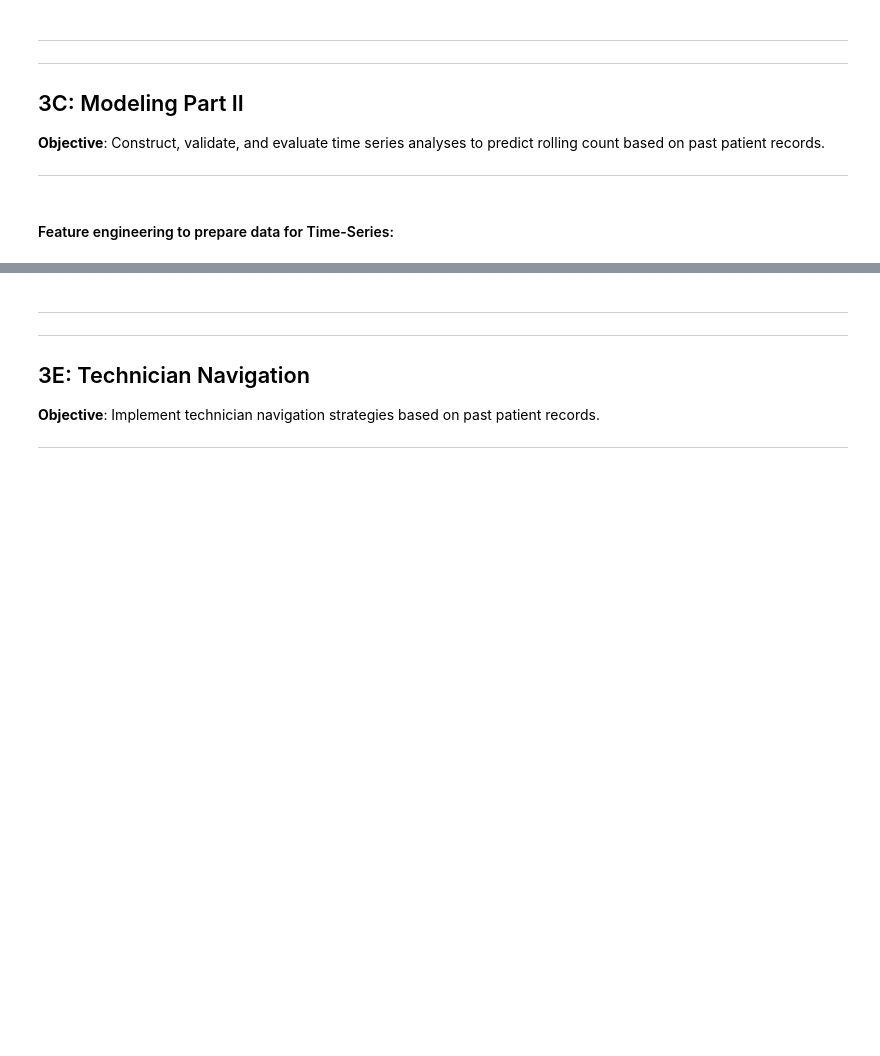
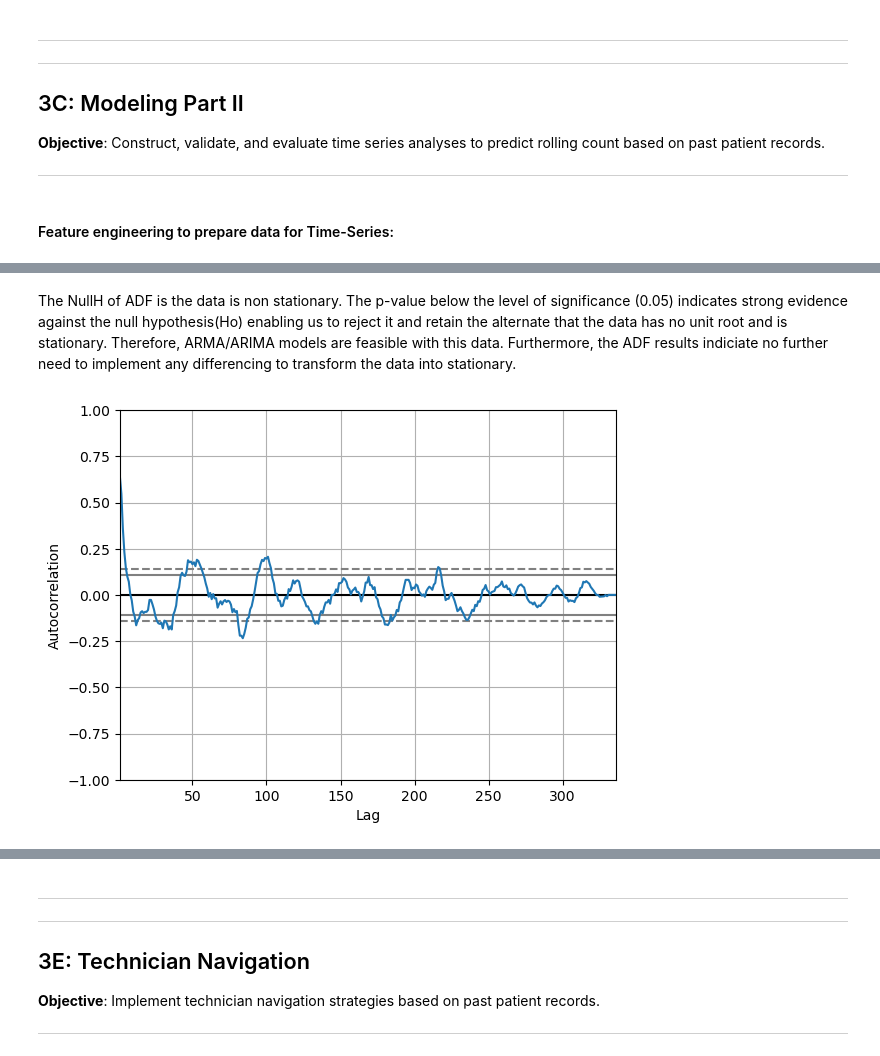
Before and after one commit to rc-9/TecNav, a Jupyter notebook: uc_modeler.ipynb, the cells around one changed output, grey strips where cells are left out. Cells and saved outputs as stored; diff of their text form; code cells hidden in the pictures; blank space fills up the shorter version.

```diff
--- a/uc_modeler.ipynb
+++ b/uc_modeler.ipynb
@@ -581,0 +431,2 @@ Test RMSE: 0.549
+# %%
+denver_df = denver_df.set_index('dt')[['needed_num_techs']]
@@ -581,0 +453,7 @@ Test RMSE: 0.549
+# %% [markdown]
+The NullH of ADF is the data is non stationary. The p-value below the level of significance (0.05) indicates strong evidence against the null hypothesis(Ho) enabling us to reject it and retain the alternate that the data has no unit root and is stationary. Therefore, ARMA/ARIMA models are feasible with this data. Furthermore, the ADF results indiciate no further need to implement any differencing to transform the data into stationary.
+# %%
+autocorrelation_plot(denver_df.needed_num_techs)
+plt.show()
+# %% [output]
+[figure, added]
```
Also changed, not shown: parts of 51 cells of this notebook.
